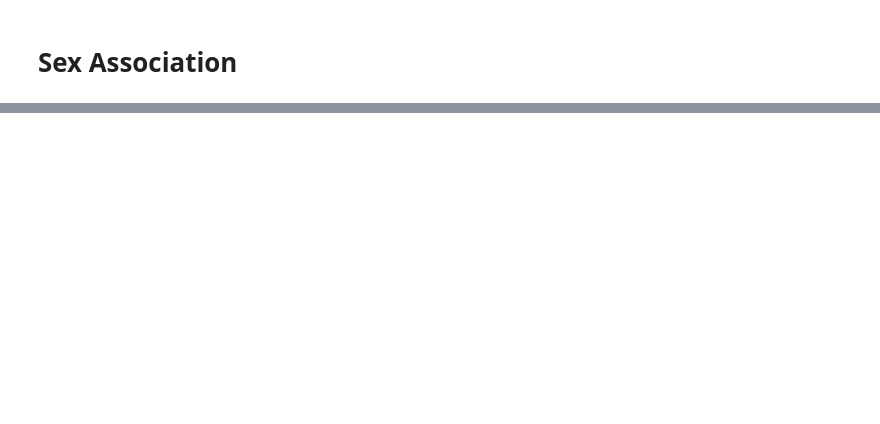
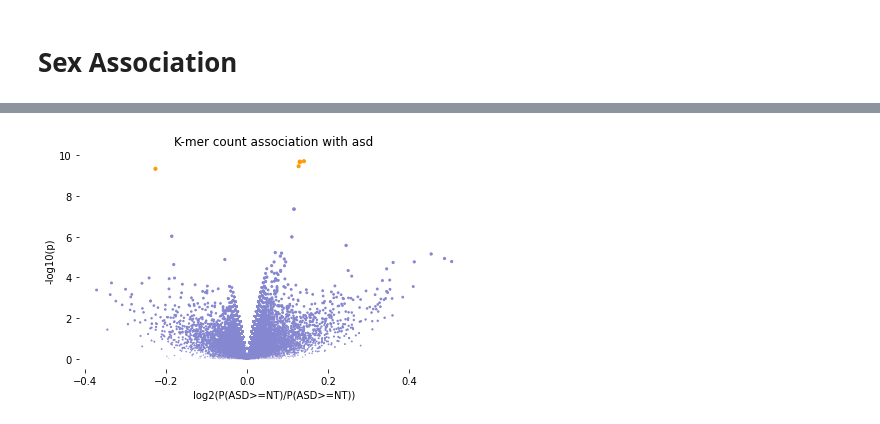
Before and after one commit to briannachrisman/alt_haplotypes, a Jupyter notebook: src/sex_and_autism_association/autism_and_sex_association_scratch.ipynb, the cells around one changed output, grey strips where cells are left out. Cells and saved outputs as stored; diff of their text form; code cells hidden in the pictures; blank space fills up the shorter version.

```diff
--- a/src/sex_and_autism_association/autism_and_sex_association_scratch.ipynb
+++ b/src/sex_and_autism_association/autism_and_sex_association_scratch.ipynb
@@ -471,0 +114,31 @@ array(['CTCCTTTCCAAAGCACTGCACTCTACTCCACTCCACTACATTCCACTCCACTCCAATCCATTCTGTTCCATT
+# %%
+pvals_asd = pd.read_table('/home/groups/dpwall/briannac/alt_haplotypes/results/autism_and_sex_association/pvals_asd.tsv', sep='\t', index_col=0, header=None)
+# %%
+#pvals_asd = pd.read_table('/home/groups/dpwall/briannac/alt_haplotypes/results/autism_and_sex_association/pvals_asd.tsv', sep='\t', index_col=0, header=None)
+#sampled_df=pd.concat([pvals_asd[pvals_asd[1]>=1e-8].sample(frac=.1),pvals_asd[pvals_asd[1]<1e-8]])
+#kmer_covs_asd = pd.read_table('/home/groups/dpwall/briannac/alt_haplotypes/results/autism_and_sex_association/sig_covs_asd.tsv', sep='\t', index_col=0, header=None)
+#kmer_covs_asd.columns = bam_mappings.index
+cutoff = .05/len(pvals_asd)
+no_sig =pvals_asd[pvals_asd[1]>=cutoff].sample(frac=.001)
+yes_sig = pvals_asd[pvals_asd[1]<cutoff]
+
+
+f, ax = plt.subplots(figsize=(7,4))
+
+plt.scatter(np.log2(no_sig[2]), -np.log10(no_sig[1]),
+            s=-np.log10(no_sig[1]), color='#8687d1')
+plt.scatter(np.log2(yes_sig[2]), -np.log10(yes_sig[1]),
+            s=-np.log10(yes_sig[1]), color='#ff9900')
+ax.spines['top'].set_visible(False)
+ax.spines['right'].set_visible(False)
+ax.spines['bottom'].set_visible(False)
+ax.spines['left'].set_visible(False)
+
+plt.xlabel('log2(P(ASD>=NT)/P(ASD>=NT))')
+plt.ylabel('-log10(p)')
+plt.title('K-mer count association with asd')
+plt.savefig(FIG_DIR + 'kmer_count_association_w_asd.svg', transparent=True)
+plt.savefig(FIG_DIR + 'kmer_count_association_w_asd.pdf', transparent=True)
+plt.show()
+# %% [output]
+[figure, added]
```
Also changed, not shown: parts of 45 cells of this notebook, 47 other files.
